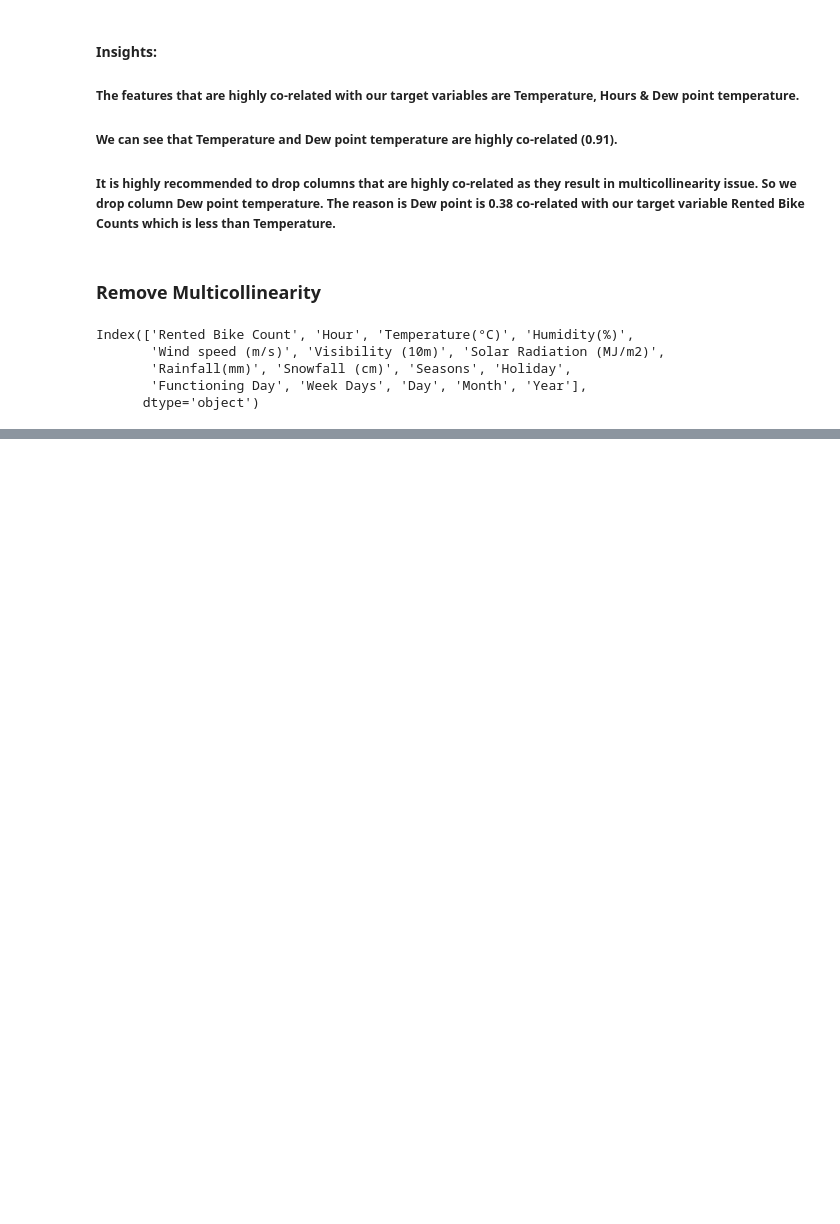
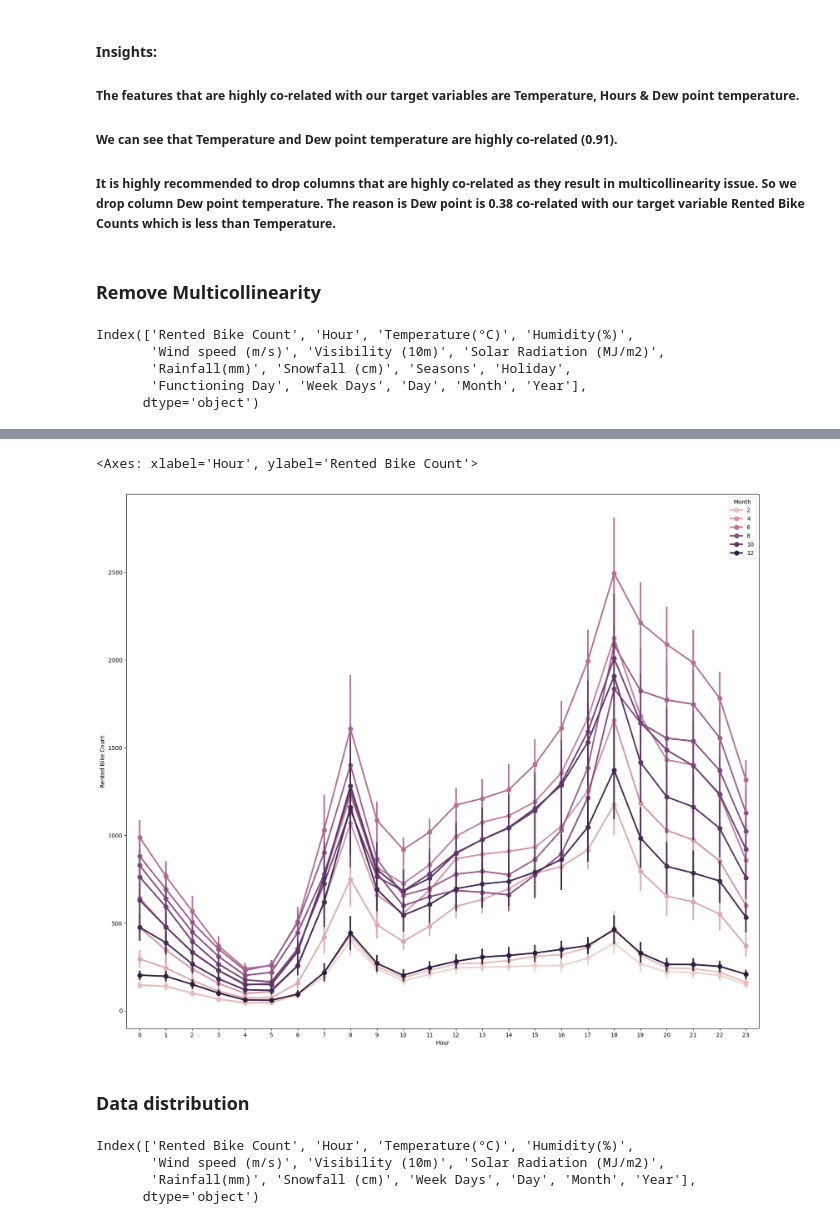
Before and after one commit to NirajBhakhar/Bike-Sharing-Demand-Prediction, a Jupyter notebook: notebooks/DataExploration.ipynb, the cells around one changed output, grey strips where cells are left out. Drawn from its saved outputs; the diff is of its cells as text; code cells hidden in the pictures; blank space fills up the shorter version.

```diff
--- a/notebooks/DataExploration.ipynb
+++ b/notebooks/DataExploration.ipynb
@@ -376,0 +411,17 @@ Index(['Rented Bike Count', 'Hour', 'Temperature(°C)', 'Humidity(%)',
+# %%
+
+plt.figure(figsize=(20,17))
+sns.pointplot(x = dataset['Hour'], y = dataset['Rented Bike Count'], hue= dataset['Month'])
+# %% [output]
+<Axes: xlabel='Hour', ylabel='Rented Bike Count'>
+[figure, added]
+# %% [markdown]
+### Data distribution
+# %%
+continuous_ftrs = dataset.describe().columns
+continuous_ftrs
+# %% [output]
+Index(['Rented Bike Count', 'Hour', 'Temperature(°C)', 'Humidity(%)',
+       'Wind speed (m/s)', 'Visibility (10m)', 'Solar Radiation (MJ/m2)',
+       'Rainfall(mm)', 'Snowfall (cm)', 'Week Days', 'Day', 'Month', 'Year'],
+      dtype='object')
```
Also changed, not shown: parts of 9 cells of this notebook.
